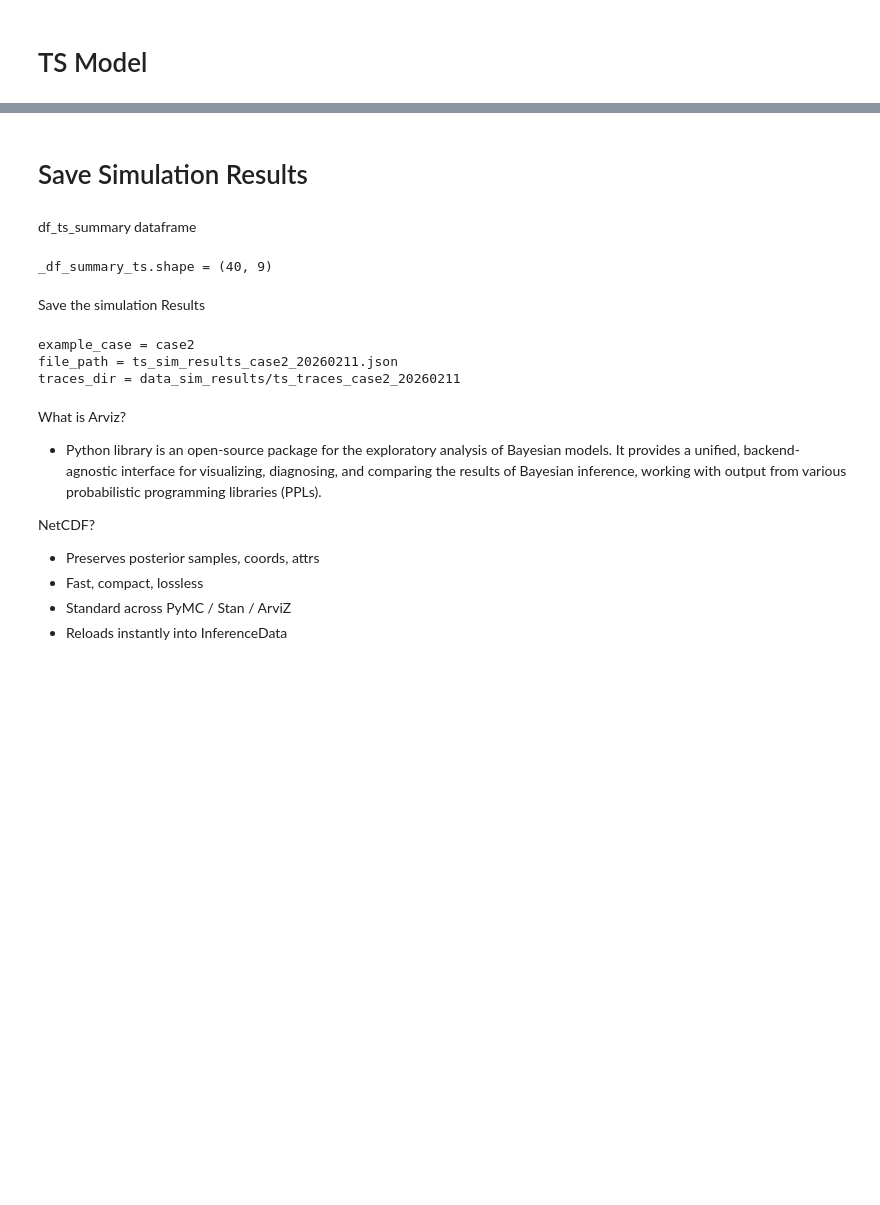
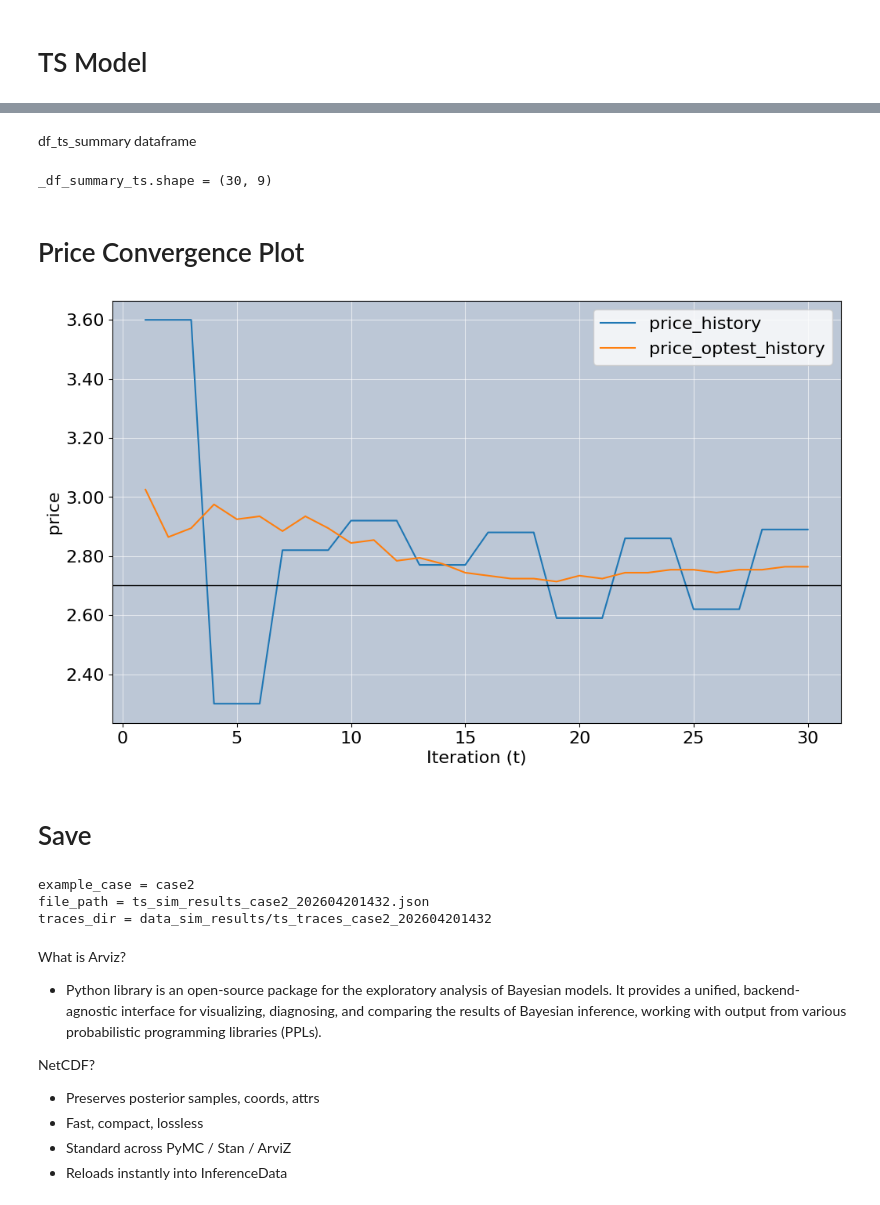
Before and after one commit to Aljgutier/dynamic_pricing, a Jupyter notebook: ts_dynamic_pricing.ipynb, the cells around one changed output, grey strips where cells are left out. Saved outputs shown, nothing was run; the diff lists cells and outputs as text; code cells hidden in the pictures; blank space fills up the shorter version.

Commit message:
notebooks and images

```diff
--- a/ts_dynamic_pricing.ipynb
+++ b/ts_dynamic_pricing.ipynb
@@ -594,20 +215,3 @@ import logging
-# %%
-
-def demand_sample(p: float, a:float, v:float, sigma_log:float):
-    """Demand with multiplicative noise.
-
-    Args:
-        p (float): _description_
-        a (float): _description_
-        v (float): _description_
-        sigma_log (float): _description_
-
-    Returns:
-        float: linear demand sample
-    """
-
-    mu_log = np.log(a) - v * np.log(p)
-    return np.exp(mu_log + np.random.normal(0, sigma_log))
 # %%
 # TS Dynamic Pricing Model Class
 
@@ -1113,5 +906,3 @@ The effective sample size per chain is smaller than 100 for some parameters.  A
-# %% [markdown]
-# Save Simulation Results
 # %% [markdown]
 df_ts_summary dataframe
 # %%
@@ -1127,31 +918,60 @@ _df_ts_summary = pd.DataFrame({
     "price_history": prices_history,
     "demand_history": demands_history,
     "price_optest_history": p_optest_history,
-    "v_est_history": v_est_history,
     "a_history": a_history,
     "v_history": v_history,
     "cv_history": cv_history,
+    "sigma_log_history": sigma_log_history,
     "profit_history": P
 })
 
 print(f'_df_summary_ts.shape = {_df_ts_summary.shape}')
 # %% [output]
-_df_summary_ts.shape = (40, 9)
+_df_summary_ts.shape = (30, 9)
+# %% [markdown]
+# Price Convergence Plot
+# %%
+fig, ax = plt.subplots(figsize=(12, 7))
+bp.lineplot(
+    _df_ts_summary, x ="n",
+    y = ["price_history", "price_optest_history"],
+    y_axis_label='price',
+    x_axis_label='Iteration (t)',
+    h_line = p_opt,
+    #y_lims = (2, 4.5),
+    #x_lims = (1, 10),
+    figsize=(12,6),
+    ax = ax
+    )
+
+background_color="#bcc7d6" # #d9d9d9 medium grey, #e6e6e6 soft grey, #bcc7d6 slate
+ax.set_facecolor(background_color)
+grid_color = "white"
+grid_alpha = 0.6
+ax.grid(True, color=grid_color, alpha=grid_alpha)
+
+plt.show()
+# %% [output]
+[figure, added]
 # %% [markdown]
-Save the simulation Results
+# Save
 # %%
-from datetime import date
+#from datetime import date
+from datetime import datetime
 import json
 import os
 import arviz as az
 from pathlib import Path
 
+
+now = datetime.now()
+date_iso_str = now.strftime("%Y%m%d%H%M")  # e.g. 202602220731
 _save_sim_results = True # on by default
 
 if _save_sim_results == True:
     print(f'example_case = {example_case}')
-    today = date.today()
-    date_iso_str = today.strftime("%Y%m%d") # Format
+    now = datetime.now()
+    date_iso_str = now.strftime("%Y%m%d%H%M")  # e.g. 202602220731
     file_name = f"ts_sim_results_{example_case}_{date_iso_str}.json"
     save_dir = "./data_sim_results"
     file_path = f'{save_dir}/{file_name}'
@@ -1168,13 +988,27 @@ if _save_sim_results == True:
         "a_true": a_true,
         "v_true": v_true,
         "CV_true": CV_true,
+        "initial_prices": initial_prices,
         "K1": K1,
         "K2": K2,
         "Nk": Nk,
+        "fix_sigma_log": fix_sigma_log,
+        "a_fixed": a_fixed,
+        "m_a_linear_fixed": m_a_linear_fixed,
+        "limit_max_price_change": limit_price_change,
+        "max_price_change_1": max_price_change_1,
+        "max_price_change_2": max_price_change_2,
         "sigma_log_true": sigma_log_true,
         "fixed_cost": fixed_cost,
         "variable_cost": variable_cost,
         "Nrounds": Nrounds,
+        "initial_prices": initial_prices,
+        "N_price_repeat" : N_price_repeat,
+        "max_local_price_change_tf": max_local_price_change_tf,
+        "price_anchor_1": price_anchor_1,
+        "price_anchor_2": price_anchor_2,
+        "local_deviation_1": repeat_deviation_1,
+        "local_deviation_2": repeat_deviation_2,
         "hyperparameters": {
             "m_a": m_a,
             "sigma_a": sigma_a,
@@ -1207,8 +1041,8 @@ else:
     print(f"_save_sim_results = {_save_sim_results}. Set _save_sim_results = True to save simulation results.")
 # %% [output]
 example_case = case2
-file_path = ts_sim_results_case2_20260211.json
-traces_dir = data_sim_results/ts_traces_case2_20260211
+file_path = ts_sim_results_case2_202604201432.json
+traces_dir = data_sim_results/ts_traces_case2_202604201432
 # %% [markdown]
 What is Arviz?
 * Python library is an open-source package for the exploratory analysis of Bayesian models. It provides a unified, backend-agnostic interface for visualizing, diagnosing, and comparing the results of Bayesian inference, working with output from various probabilistic programming libraries (PPLs).
```
Also changed, not shown: parts of 29 cells of this notebook, 10 other files.
